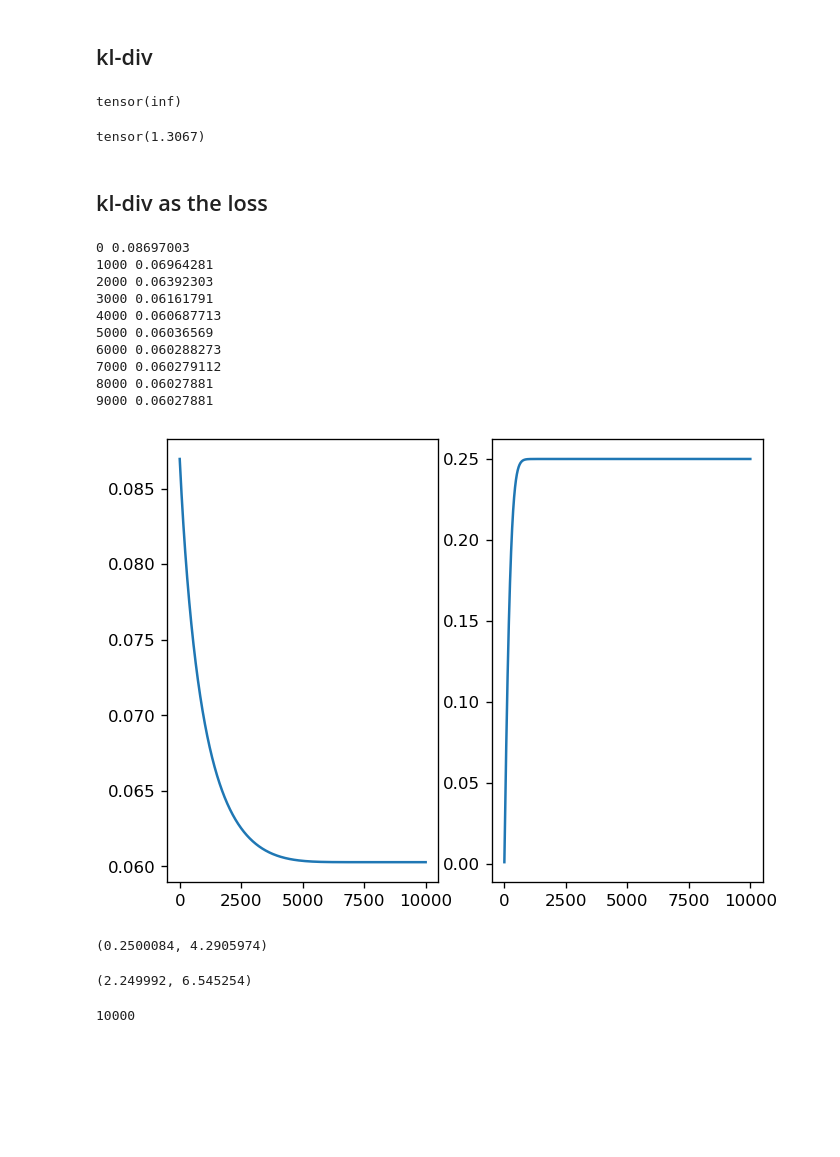
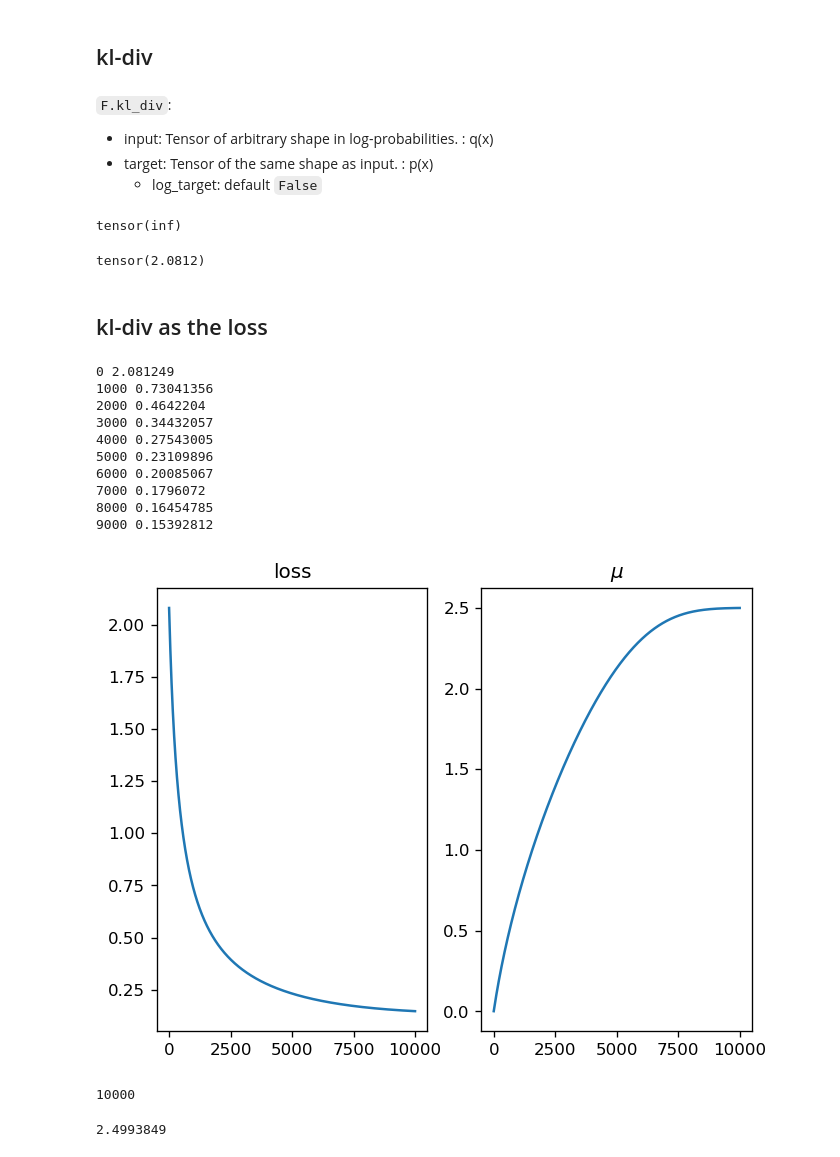
Before and after one commit to chunhuizhang/deeplearning_math, a Jupyter notebook: tutorials/prob_stats/pytorch_kl_div_examples.ipynb, the cells around one changed output. Drawn from its saved outputs; the diff is of its cells as text; code cells hidden in the pictures; blank space fills up the shorter version.

```diff
--- a/tutorials/prob_stats/pytorch_kl_div_examples.ipynb
+++ b/tutorials/prob_stats/pytorch_kl_div_examples.ipynb
@@ -14,7 +15,7 @@ plt.rcParams['figure.dpi'] = 120
 # %% [markdown]
 ## $P(x)$
 # %%
-mu1, sigma1 = -5, 3
+mu1, sigma1 = -5, 1
 mu2, sigma2 = 10, 1
 # %%
 gaussian1 = torch.distributions.Normal(mu1, sigma1)
@@ -63,6 +68,11 @@ x = torch.linspace(-mu1-mu2-5*sigma1-5*sigma2,
                    mu1+mu2+5*sigma1+5*sigma2,
                    1000)
 px = gaussian1.log_prob(x).exp() + gaussian2.log_prob(x).exp()
+# %% [markdown]
+`F.kl_div`:
+- input: Tensor of arbitrary shape in log-probabilities. : q(x)
+- target: Tensor of the same shape as input. : p(x)
+    - log_target: default `False`
 # %%
 qx = Q.log_prob(x).exp()
 F.kl_div(qx.log(), px)
@@ -72,7 +82,7 @@ tensor(inf)
 qx = Q.log_prob(x)
 F.kl_div(qx, px)
 # %% [output]
-tensor(1.3067)
+tensor(2.0812)
 # %% [markdown]
 ## kl-div as the loss
 # %%
@@ -81,15 +91,12 @@ x = torch.linspace(-mu1-mu2-5*sigma1-5*sigma2,
                    1000)
 px = gaussian1.log_prob(x).exp() + gaussian2.log_prob(x).exp()
 # %%
-def optimize_loss(px, ):
+def optimize_loss(px, muq, sigmaq):
 
-    mu1 = torch.tensor([0.], requires_grad=True)
-    sigma1 = torch.tensor([1.], requires_grad=True)
+    mu = torch.tensor([muq], requires_grad=True)
+    sigma = torch.tensor([sigmaq], requires_grad=True)
 
-    mu2 = torch.tensor([2.], requires_grad=True)
-    sigma2 = torch.tensor([4.], requires_grad=True)
-
-    opt = torch.optim.Adam([mu1, sigma1, mu2, sigma2])
+    opt = torch.optim.Adam([mu, sigma])
 
     all_mu = []
     all_sigma = []
@@ -98,10 +105,7 @@ def optimize_loss(px, ):
 
     for i in range(10000):
 
-#         Q = torch.distributions.Normal(mu, sigma)
-#         qx = Q.log_prob(x)
-
-        Q = torch.distributions.Normal(mu1+mu2, torch.sqrt(torch.pow(sigma1, 2) + torch.pow(sigma2, 2)))
+        Q = torch.distributions.Normal(mu, sigma)
         qx = Q.log_prob(x)
 
         loss = F.kl_div(qx, px)
@@ -111,7 +115,7 @@ def optimize_loss(px, ):
         opt.step()
 
         loss_val.append(loss.detach().numpy())
-        all_mu.append(mu1.data.numpy()[0])
+        all_mu.append(mu.data.numpy()[0])
         all_qx.append(qx.exp().detach().numpy())
 
         if i % 1000 == 0:
@@ -119,33 +123,31 @@ def optimize_loss(px, ):
 
     plt.subplot(1, 2, 1)
     plt.plot(loss_val)
+    plt.title('loss')
 
     plt.subplot(1, 2, 2)
     plt.plot(all_mu)
-    return (mu1.data.numpy()[0], sigma1.data.numpy()[0]), (mu2.data.numpy()[0], sigma2.data.numpy()[0]), all_qx
+    plt.title('$\mu$')
+    return mu.data.numpy()[0], sigma.data.numpy()[0], all_qx
 # %%
-mu, sigma, all_qx = optimize_loss(px,)
+mu, sigma, all_qx = optimize_loss(px, 0., 1.)
 # %% [output]
-0 0.08697003
-1000 0.06964281
-2000 0.06392303
-3000 0.06161791
-4000 0.060687713
-5000 0.06036569
-6000 0.060288273
-7000 0.060279112
-8000 0.06027881
-9000 0.06027881
+0 2.081249
+1000 0.73041356
+2000 0.4642204
+3000 0.34432057
+4000 0.27543005
+5000 0.23109896
+6000 0.20085067
+7000 0.1796072
+8000 0.16454785
+9000 0.15392812
-[figure, old version]
+[figure, new version]
-# %%
-mu
-# %% [output]
-(0.2500084, 4.2905974)
-# %%
-sigma
-# %% [output]
-(2.249992, 6.545254)
 # %%
 len(all_qx)
 # %% [output]
 10000
+# %%
+mu
+# %% [output]
+2.4993849
```
Also changed, not shown: parts of 11 cells of this notebook, 3 other files.
